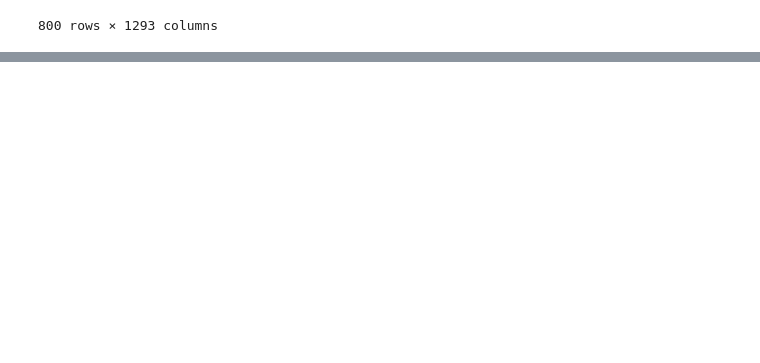
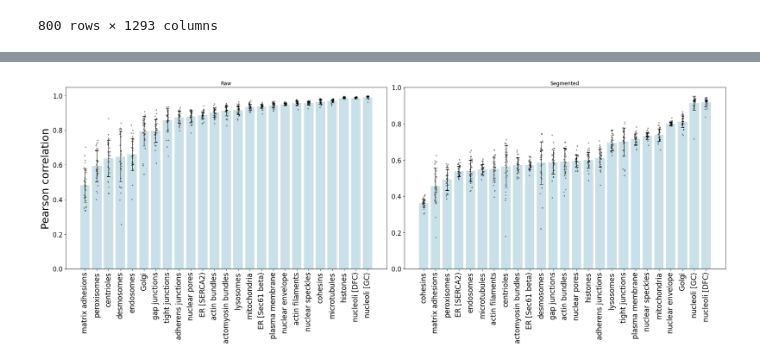
Before and after one commit to AllenCell/cvapipe_analysis, a Jupyter notebook: notebooks/Others/PILRReconError.ipynb, the cells around one changed output, grey strips where cells are left out. Saved outputs shown, nothing was run; the diff lists cells and outputs as text; code cells hidden in the pictures; blank space fills up the shorter version.

Commit message:
update pilr recon fig styling

```diff
--- a/notebooks/Others/PILRReconError.ipynb
+++ b/notebooks/Others/PILRReconError.ipynb
@@ -208,0 +180,86 @@ plt.show()
+# %%
+raw_data = plot_df["raw_pilr_recon_corr"].sort_values(by="mean").reset_index()
+
+fig, axs = plt.subplots(1, 2, figsize=(23,9))
+plt.rc('xtick',labelsize=15)
+plt.rc('ytick',labelsize=15)
+axs[0].set_title("Raw")
+axs[0].set_ylabel("Pearson correlation", fontsize=20)
+
+sns.barplot(
+    data=raw_data,
+    x="structure_name_verbose",
+    y="mean",
+    color="lightblue",
+    alpha=0.7,
+    ax=axs[0],
+)
+
+df_subset['structure_name_verbose'] = pd.Categorical(df_subset['structure_name_verbose'],\
+                                                     raw_data["structure_name_verbose"],
+                                                     ordered=True)
+df_subset = df_subset.sort_values('structure_name_verbose')
+
+sns.stripplot(
+    x=df_subset["structure_name_verbose"],
+    y=df_subset["raw_pilr_recon_corr"],
+    color="black",
+    marker="$\circ$",
+    ax=axs[0],
+    size=4
+)
+
+axs[0].errorbar(data=raw_data,
+                x="structure_name_verbose",
+                y="mean",
+                yerr="std",
+                ls='',
+                lw=1,
+                color='black',
+                capsize=4)
+axs[0].set_ylabel("Pearson correlation", fontsize=25)
+axs[0].set_xlabel("")
+axs[0].set_xticklabels(labels=raw_data["structure_name_verbose"],fontsize=17, rotation=90)
+
+
+seg_data = plot_df["seg_pilr_recon_corr"].sort_values(by="mean").reset_index()
+axs[1].set_title("Segmented")
+
+sns.barplot(
+    data=seg_data,
+    x="structure_name_verbose",
+    y="mean",
+    color="lightblue",
+    alpha=0.7,
+    ax=axs[1],
+)
+
+df_subset['structure_name_verbose'] = pd.Categorical(df_subset['structure_name_verbose'],\
+                                                     seg_data["structure_name_verbose"],
+                                                     ordered=True)
+df_subset = df_subset.sort_values('structure_name_verbose')
+sns.stripplot(
+    x=df_subset["structure_name_verbose"],
+    y=df_subset["seg_pilr_recon_corr"],
+    color="black",
+    marker="$\circ$",
+    ax=axs[1],
+    size=4
+)
+
+axs[1].errorbar(data=seg_data,
+                x="structure_name_verbose",
+                y="mean",
+                yerr="std",
+                ls='',
+                lw=1,
+                color='black',
+                capsize=4)
+
+
+axs[1].set_xticklabels(labels=seg_data["structure_name_verbose"], fontsize=17, rotation=90)
+axs[1].set(ylabel="", xlabel="")
+plt.tight_layout()
+plt.show()
+# %% [output]
+[figure, added]
```
Also changed, not shown: parts of 3 cells of this notebook.
